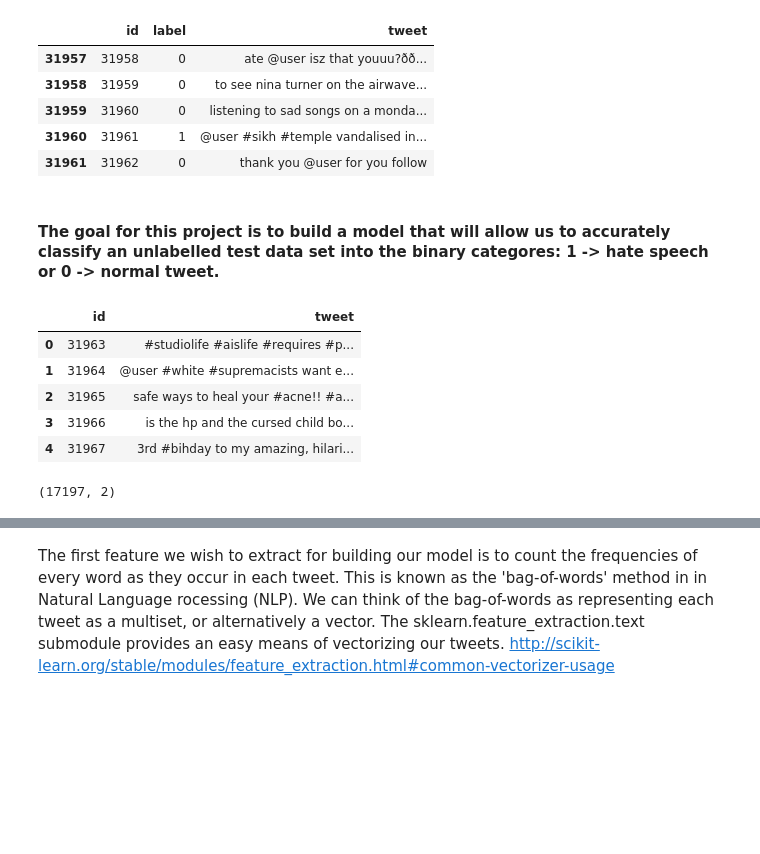
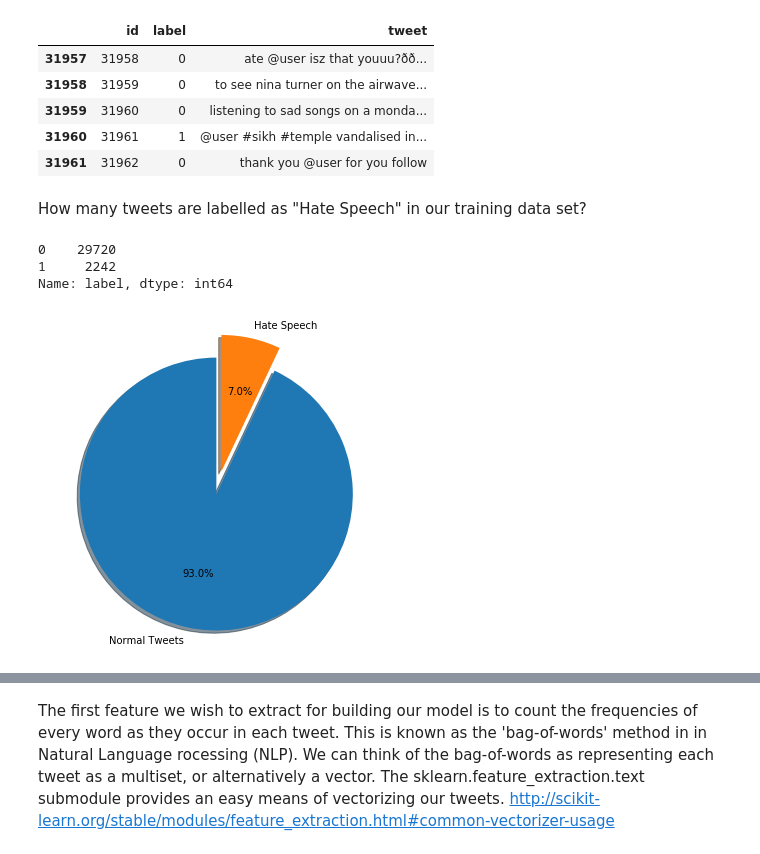
Before and after one commit to GTOhhhhh/twitter_sentiment_analysis, a Jupyter notebook: stage1_twitter_data_cleaning.ipynb, the cells around one changed output, grey strips where cells are left out. Cells and saved outputs as stored; diff of their text form; code cells hidden in the pictures; blank space fills up the shorter version.

```diff
--- a/stage1_twitter_data_cleaning.ipynb
+++ b/stage1_twitter_data_cleaning.ipynb
@@ -39,20 +45,24 @@ df.tail()
 | 31959 | 31960 | 0 | listening to sad songs on a monda... |
 | 31960 | 31961 | 1 | @user #sikh #temple vandalised in... |
 | 31961 | 31962 | 0 | thank you @user for you follow |
-# %% [markdown]
-#### The goal for this project is to build a model that will allow us to accurately classify an unlabelled test data set into the binary categores: 1 -> hate speech or 0 -> normal tweet.
-# %%
-# test data
-test_df = pd.read_csv('./test_tweets_anuFYb8.csv')
-test_df.head()
-# %% [output]
-|  | id | tweet |
-| 0 | 31963 | #studiolife #aislife #requires #p... |
-| 1 | 31964 | @user #white #supremacists want e... |
-| 2 | 31965 | safe ways to heal your #acne!! #a... |
-| 3 | 31966 | is the hp and the cursed child bo... |
-| 4 | 31967 | 3rd #bihday to my amazing, hilari... |
-# %%
-test_df.shape
-# %% [output]
-(17197, 2)
+# %% [markdown]
+How many tweets are labelled as "Hate Speech" in our training data set?
+# %%
+df.label.value_counts()
+# %% [output]
+0    29720
+1     2242
+Name: label, dtype: int64
+# %%
+labels = ['Normal Tweets', 'Hate Speech']
+colors = ['b', 'r']
+sizes = df.label.value_counts()
+explode = (0, 0.17)
+
+fig1, ax1 = plt.subplots()
+fig1.set_size_inches((6, 6))
+ax1.pie(sizes, shadow=True, explode=explode, labels=labels, startangle=90, autopct='%.1f%%', )
+plt.axis("equal")
+plt.show()
+# %% [output]
+[figure, added]
```
Also changed, not shown: parts of 40 cells of this notebook, 1 other file.
